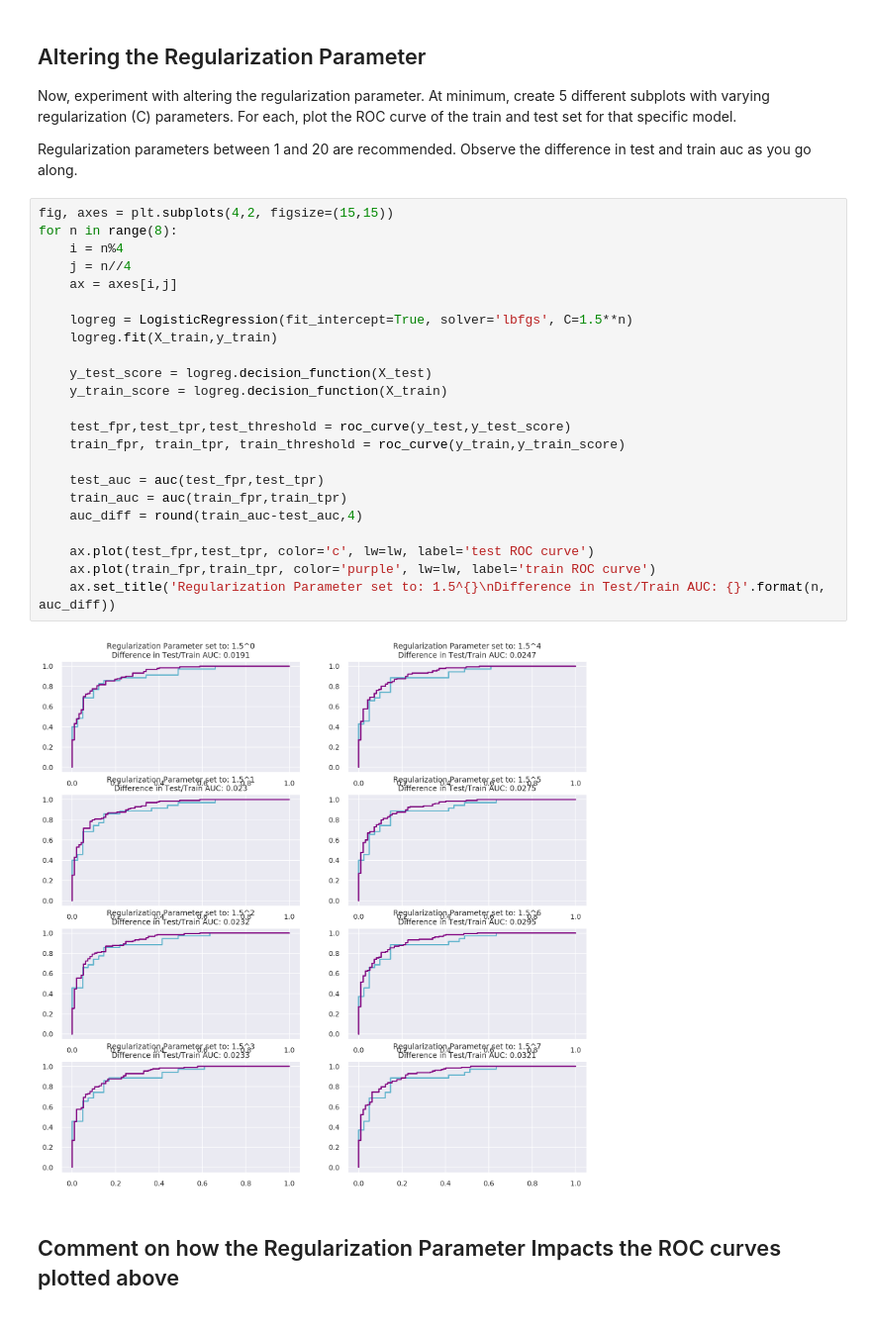
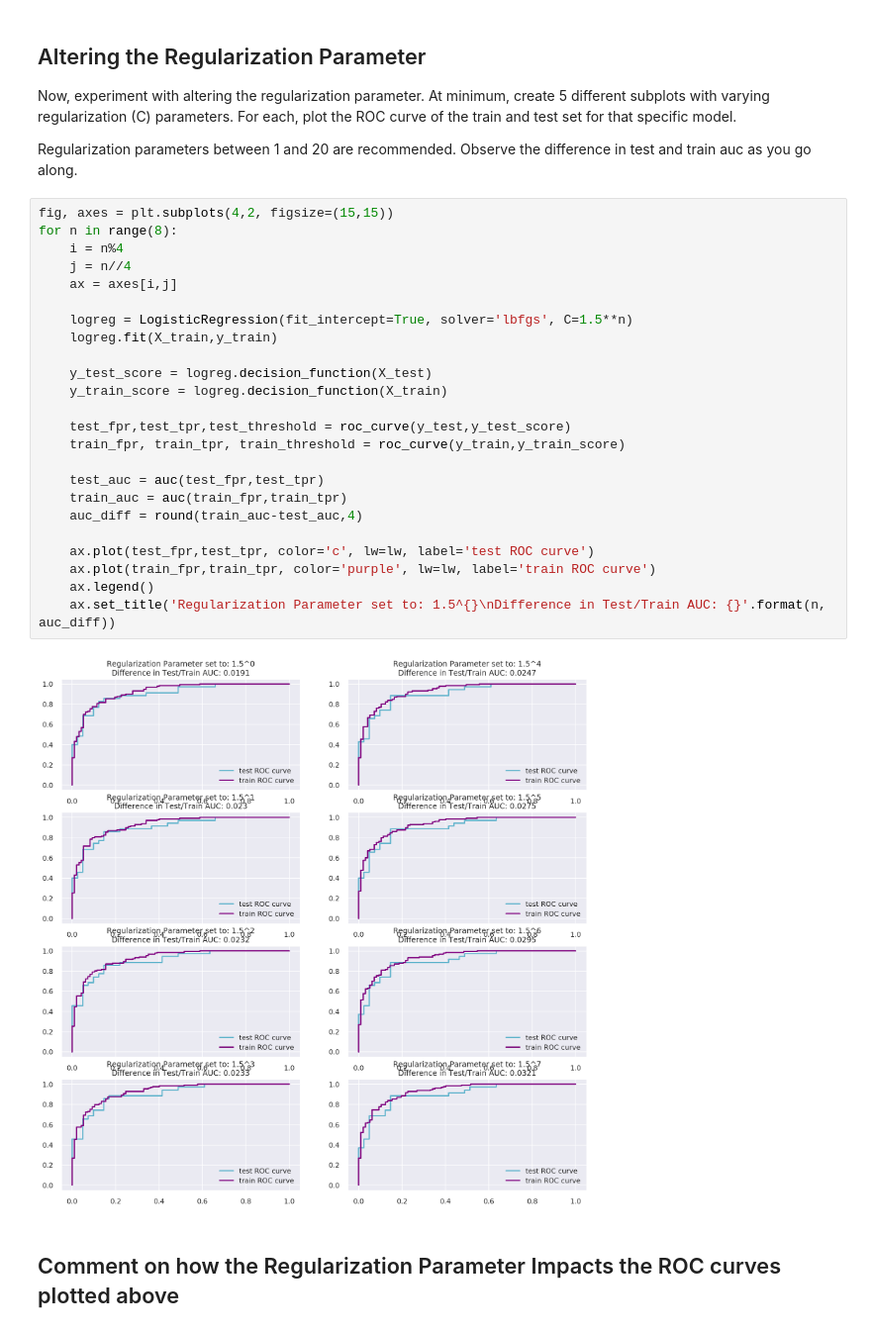
Before and after one commit to ZMBailey/dsc-3-30-07-logistic-regression-model-comparisons-lab-seattle-ds-career-040119, a Jupyter notebook: index.ipynb, the cells around one changed output. Shown at 99% size. Cells and saved outputs as stored; diff of their text form.

```diff
--- a/index.ipynb
+++ b/index.ipynb
@@ -319,28 +319,29 @@ Regularization parameters between 1 and 20 are recommended. Observe the differen
 # %%
 fig, axes = plt.subplots(4,2, figsize=(15,15))
 for n in range(8):
     i = n%4
     j = n//4
     ax = axes[i,j]
 
     logreg = LogisticRegression(fit_intercept=True, solver='lbfgs', C=1.5**n)
     logreg.fit(X_train,y_train)
 
     y_test_score = logreg.decision_function(X_test)
     y_train_score = logreg.decision_function(X_train)
 
     test_fpr,test_tpr,test_threshold = roc_curve(y_test,y_test_score)
     train_fpr, train_tpr, train_threshold = roc_curve(y_train,y_train_score)
 
     test_auc = auc(test_fpr,test_tpr)
     train_auc = auc(train_fpr,train_tpr)
     auc_diff = round(train_auc-test_auc,4)
 
     ax.plot(test_fpr,test_tpr, color='c', lw=lw, label='test ROC curve')
     ax.plot(train_fpr,train_tpr, color='purple', lw=lw, label='train ROC curve')
+    ax.legend()
     ax.set_title('Regularization Parameter set to: 1.5^{}\nDifference in Test/Train AUC: {}'.format(n, auc_diff))
 # %% [output]
-[figure, old version]
+[figure, new version]
 # %% [markdown]
 ## Comment on how the Regularization Parameter Impacts the ROC curves plotted above
 # %% [markdown]
```
